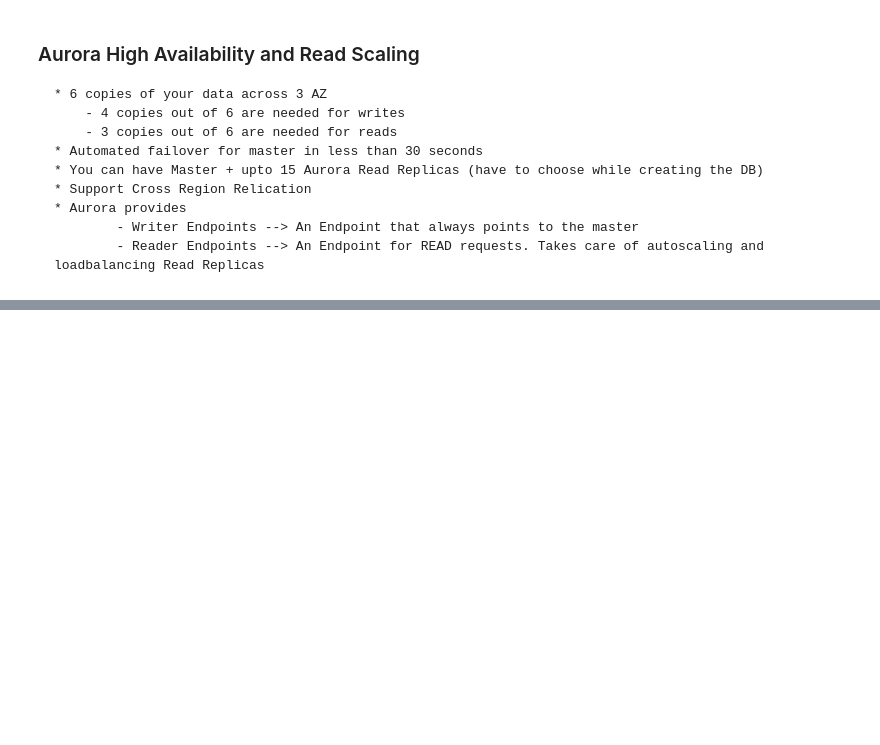
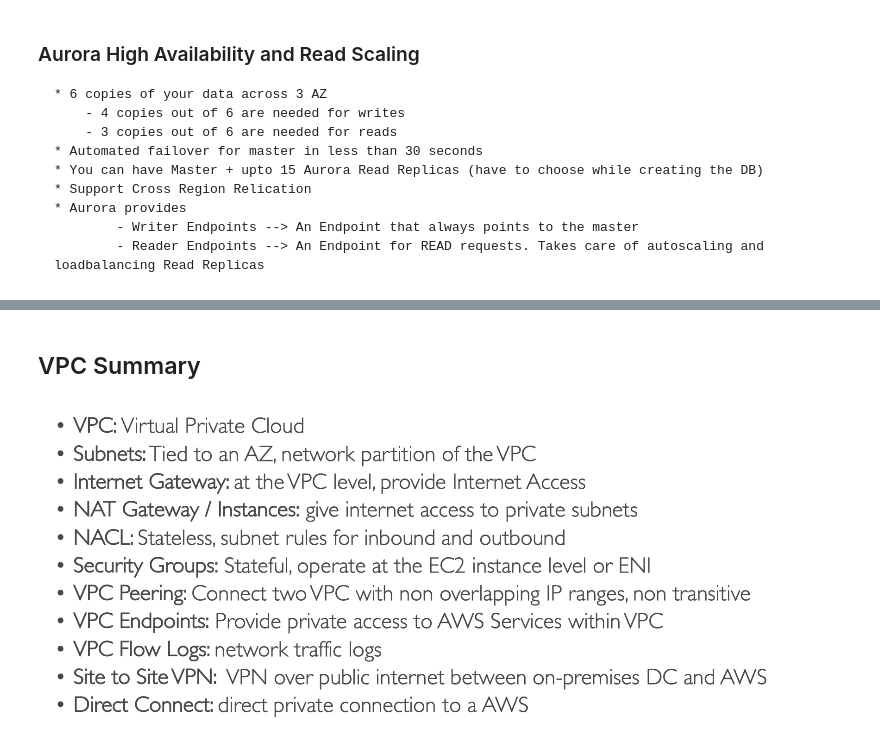
Before and after one commit to tanmay-kulkarni/blog, a Jupyter notebook: _notebooks/2022-01-05-aws-cda-notes.ipynb, the cells around one changed output, grey strips where cells are left out. Cells and saved outputs as stored; diff of their text form; code cells hidden in the pictures; blank space fills up the shorter version.

```diff
--- a/_notebooks/2022-01-05-aws-cda-notes.ipynb
+++ b/_notebooks/2022-01-05-aws-cda-notes.ipynb
@@ -353,0 +470,6 @@ It consists of:
+# %% [markdown]
+## VPC Summary
+# %%
+Image("/home/tanmay/Pictures/training/vpc_summary.png")
+# %% [output]
+[figure, added]
```
Also changed, not shown: parts of 14 cells of this notebook.
